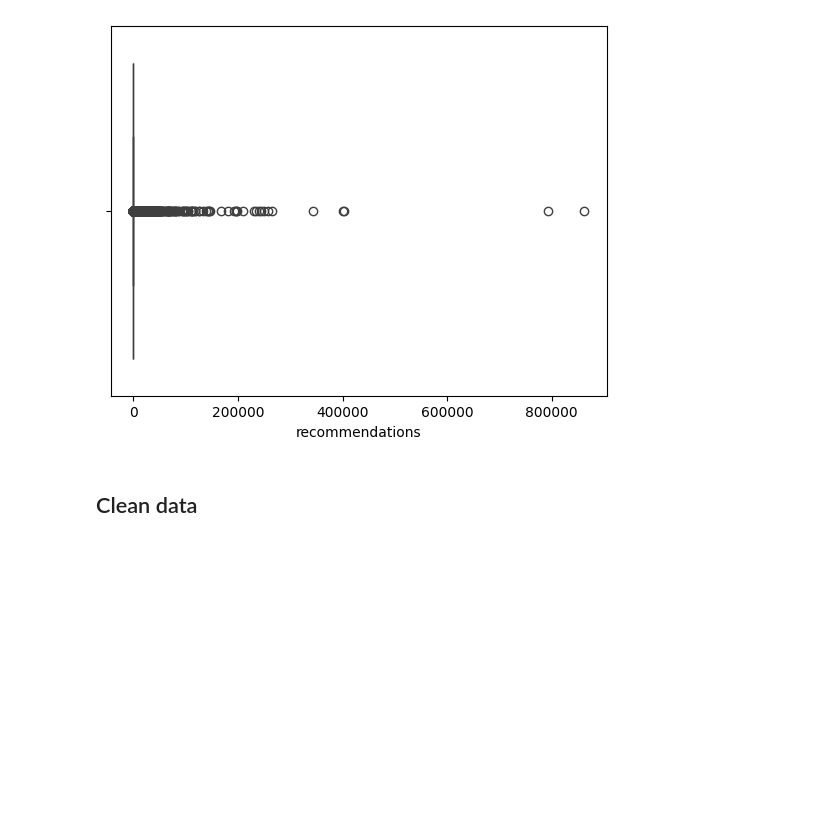
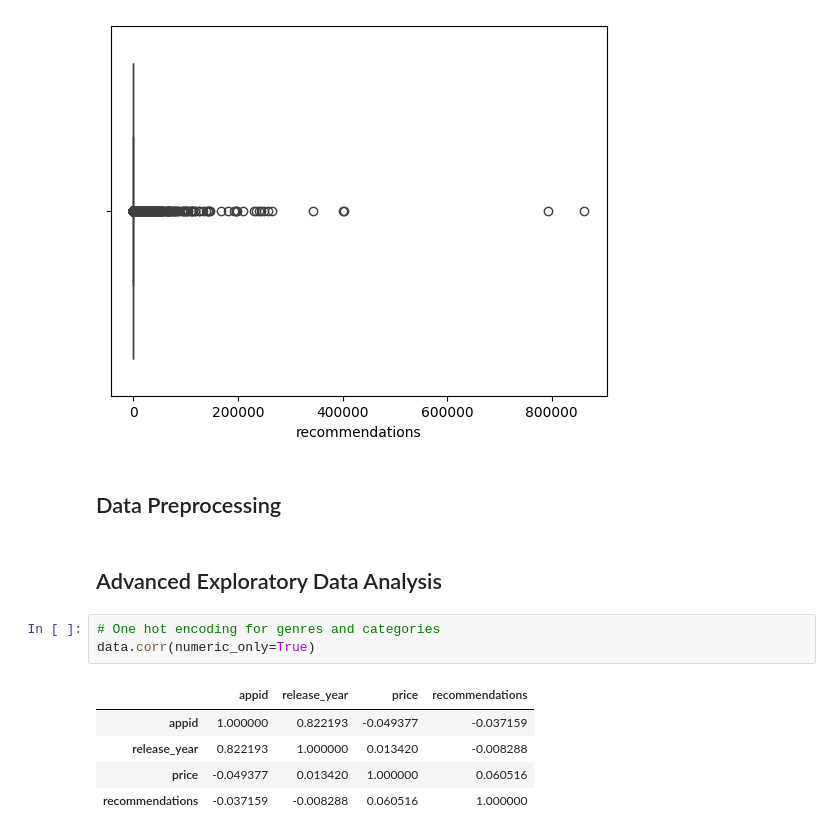
Before and after one commit to MCAlberto55/steam-games-analysis, a Jupyter notebook: notebooks/eda_analysis.ipynb, the cells around one changed output. Cells and saved outputs as stored; diff of their text form; blank space fills up the shorter version.

```diff
--- a/notebooks/eda_analysis.ipynb
+++ b/notebooks/eda_analysis.ipynb
@@ -162,4 +163,15 @@ plt.show()
 [figure]
 [figure]
 # %% [markdown]
-## Clean data
+## Data Preprocessing
+# %% [markdown]
+## Advanced Exploratory Data Analysis
+# %%
+# One hot encoding for genres and categories
+data.corr(numeric_only=True)
+# %% [output]
+|  | appid | release_year | price | recommendations |
+| appid | 1.000000 | 0.822193 | -0.049377 | -0.037159 |
+| release_year | 0.822193 | 1.000000 | 0.013420 | -0.008288 |
+| price | -0.049377 | 0.013420 | 1.000000 | 0.060516 |
+| recommendations | -0.037159 | -0.008288 | 0.060516 | 1.000000 |
```
Also changed, not shown: parts of 2 cells of this notebook.
